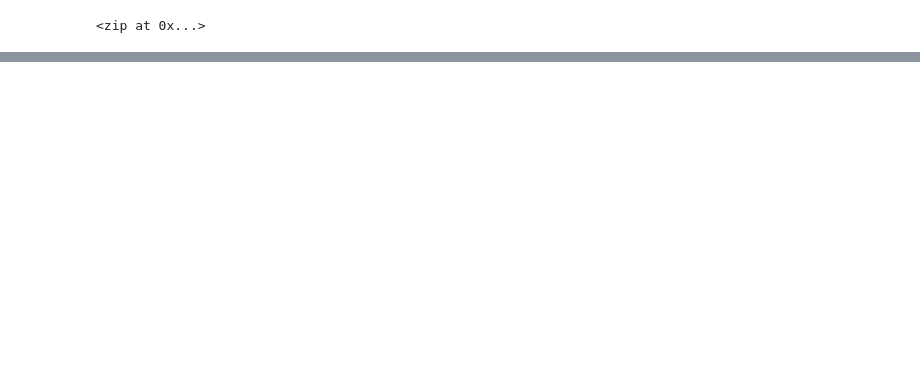
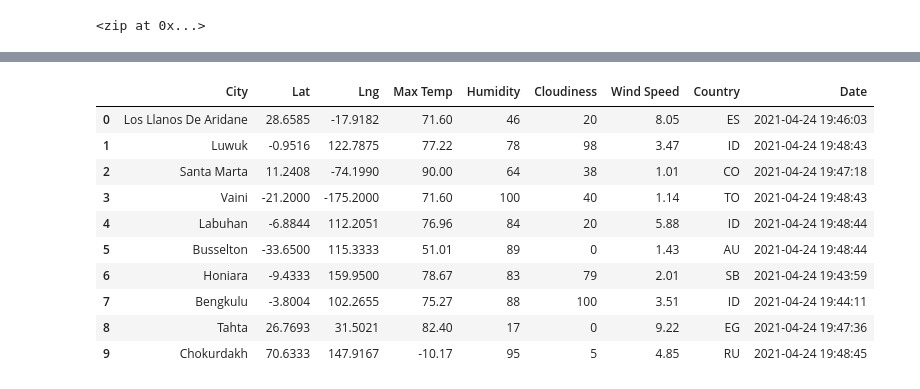
Before and after one commit to liligould/World_Weather_Analysis, a Jupyter notebook: WeatherPy.ipynb, the cells around one changed output, grey strips where cells are left out. Cells and saved outputs as stored; diff of their text form; code cells hidden in the pictures; blank space fills up the shorter version.

Commit message:
Modified .gitignore and Added WeatherPy.ipynb

```diff
--- a/WeatherPy.ipynb
+++ b/WeatherPy.ipynb
@@ -32,0 +38,4 @@ len(cities)
+# %%
+# Starting URL for Weather Map API Call.
+url = "http://api.openweathermap.org/data/2.5/weather?units=Imperial&APPID=86cb2ae98ea14ffcbdfa49cd2d643e18"
+print(url)
@@ -32,0 +47,10 @@ len(cities)
+# %%
+# Create an empty list to hold the weather data.
+city_data = []
+# Print the beginning of the logging.
+print("Beginning Data Retrieval     ")
+print("-----------------------------")
+
+# Create counters.
+record_count = 1
+set_count = 1
@@ -32,0 +128,16 @@ len(cities)
+# %%
+# Convert the array of dictionaries to a Pandas DataFrame.
+city_data_df = pd.DataFrame(city_data)
+city_data_df.head(10)
+# %% [output]
+|  | City | Lat | Lng | Max Temp | Humidity | Cloudiness | Wind Speed | Country | Date |
+| 0 | Los Llanos De Aridane | 28.6585 | -17.9182 | 71.60 | 46 | 20 | 8.05 | ES | 2021-04-24 19:46:03 |
+| 1 | Luwuk | -0.9516 | 122.7875 | 77.22 | 78 | 98 | 3.47 | ID | 2021-04-24 19:48:43 |
+| 2 | Santa Marta | 11.2408 | -74.1990 | 90.00 | 64 | 38 | 1.01 | CO | 2021-04-24 19:47:18 |
+| 3 | Vaini | -21.2000 | -175.2000 | 71.60 | 100 | 40 | 1.14 | TO | 2021-04-24 19:48:43 |
+| 4 | Labuhan | -6.8844 | 112.2051 | 76.96 | 84 | 20 | 5.88 | ID | 2021-04-24 19:48:44 |
+| 5 | Busselton | -33.6500 | 115.3333 | 51.01 | 89 | 0 | 1.43 | AU | 2021-04-24 19:48:44 |
+| 6 | Honiara | -9.4333 | 159.9500 | 78.67 | 83 | 79 | 2.01 | SB | 2021-04-24 19:43:59 |
+| 7 | Bengkulu | -3.8004 | 102.2655 | 75.27 | 88 | 100 | 3.51 | ID | 2021-04-24 19:44:11 |
+| 8 | Tahta | 26.7693 | 31.5021 | 82.40 | 17 | 0 | 9.22 | EG | 2021-04-24 19:47:36 |
+| 9 | Chokurdakh | 70.6333 | 147.9167 | -10.17 | 95 | 5 | 4.85 | RU | 2021-04-24 19:48:45 |
```
Also changed, not shown: parts of 10 cells of this notebook, 1 other file.
